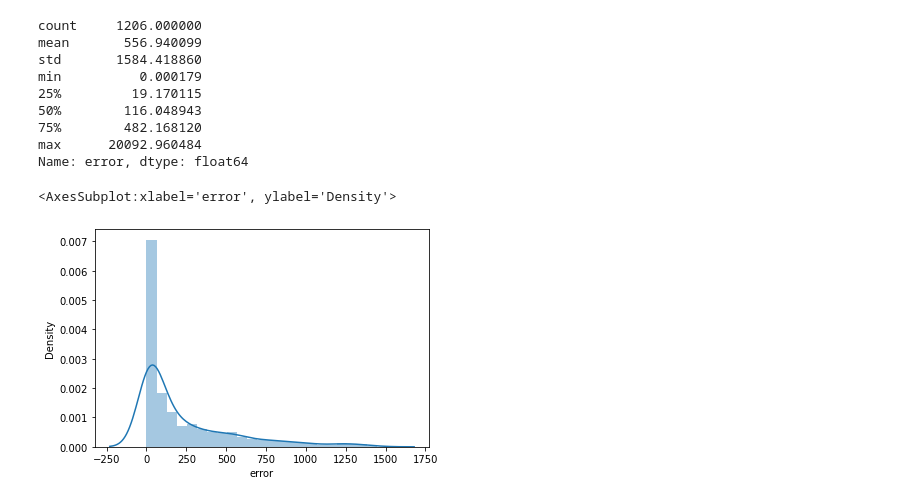
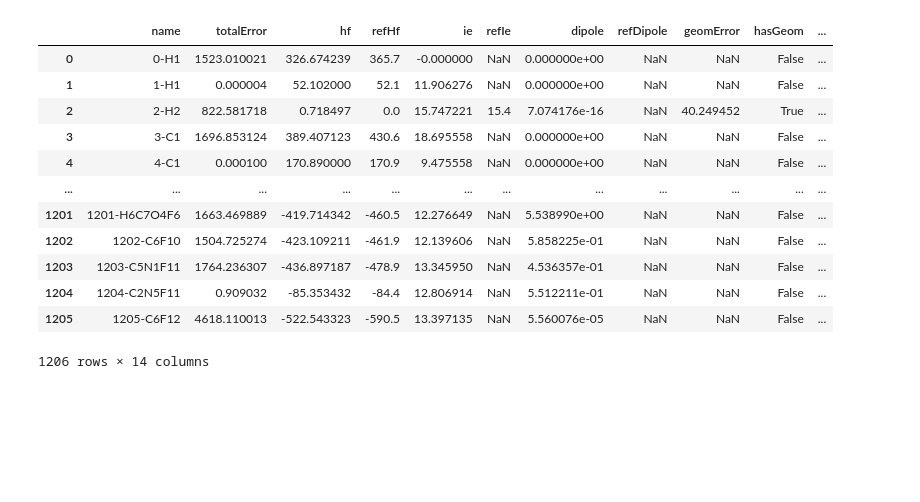
Before and after one commit to BluSteve/STYau122, a Jupyter notebook: python/Analysis.ipynb, the cells around one changed output. Saved outputs shown, nothing was run; the diff lists cells and outputs as text; code cells hidden in the pictures; blank space fills up the shorter version.

```diff
--- a/python/Analysis.ipynb
+++ b/python/Analysis.ipynb
@@ -74,17 +49,28 @@ sns.distplot(dfsorted.error)
-# %%
-dfsorted.error.describe()
-# %% [output]
-count     1206.000000
-mean       556.940099
-std       1584.418860
-min          0.000179
-25%         19.170115
-50%        116.048943
-75%        482.168120
-max      20092.960484
-Name: error, dtype: float64
-# %%
-sns.distplot(dfsorted.error[0:-100])
-# %% [output]
-<AxesSubplot:xlabel='error', ylabel='Density'>
-[figure, removed]
+# %%
+datanames = ["original", "gradient", "qa", "rfo"]
+
+for i in range(len(dfs)):
+    df = dfs[i]
+    df["hfError"] = df["hf"] - df["refHf"]
+    df["refIe"] = df["refIe"][df["refIe"] != 0]
+    df["ieError"] = df["ie"] - df["refIe"]
+    df["refDipole"] = df["refDipole"][df["refDipole"] != 0]
+    df["dipoleError"] = df["dipole"] - df["refDipole"]
+    df["geomError"] = df["geomError"][df["hasGeom"] == True]
+    df["optMethod"] = datanames[i]
+
+dfs[0]
+# %% [output]
+|  | name | totalError | hf | refHf | ie | refIe | dipole | refDipole | geomError | hasGeom | ... |
+| 0 | 0-H1 | 1523.010021 | 326.674239 | 365.7 | -0.000000 | NaN | 0.000000e+00 | NaN | NaN | False | ... |
+| 1 | 1-H1 | 0.000004 | 52.102000 | 52.1 | 11.906276 | NaN | 0.000000e+00 | NaN | NaN | False | ... |
+| 2 | 2-H2 | 822.581718 | 0.718497 | 0.0 | 15.747221 | 15.4 | 7.074176e-16 | NaN | 40.249452 | True | ... |
+| 3 | 3-C1 | 1696.853124 | 389.407123 | 430.6 | 18.695558 | NaN | 0.000000e+00 | NaN | NaN | False | ... |
+| 4 | 4-C1 | 0.000100 | 170.890000 | 170.9 | 9.475558 | NaN | 0.000000e+00 | NaN | NaN | False | ... |
+| ... | ... | ... | ... | ... | ... | ... | ... | ... | ... | ... | ... |
+| 1201 | 1201-H6C7O4F6 | 1663.469889 | -419.714342 | -460.5 | 12.276649 | NaN | 5.538990e+00 | NaN | NaN | False | ... |
+| 1202 | 1202-C6F10 | 1504.725274 | -423.109211 | -461.9 | 12.139606 | NaN | 5.858225e-01 | NaN | NaN | False | ... |
+| 1203 | 1203-C5N1F11 | 1764.236307 | -436.897187 | -478.9 | 13.345950 | NaN | 4.536357e-01 | NaN | NaN | False | ... |
+| 1204 | 1204-C2N5F11 | 0.909032 | -85.353432 | -84.4 | 12.806914 | NaN | 5.512211e-01 | NaN | NaN | False | ... |
+| 1205 | 1205-C6F12 | 4618.110013 | -522.543323 | -590.5 | 13.397135 | NaN | 5.560076e-05 | NaN | NaN | False | ... |
+1206 rows × 14 columns
```
Also changed, not shown: parts of 18 cells of this notebook, 8 other files.
